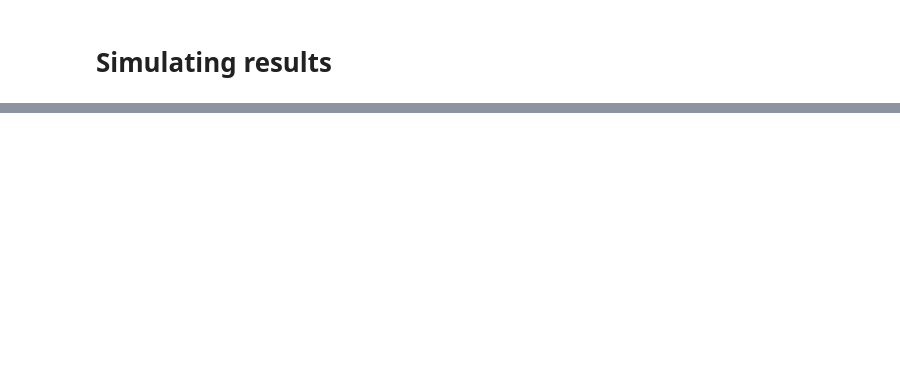
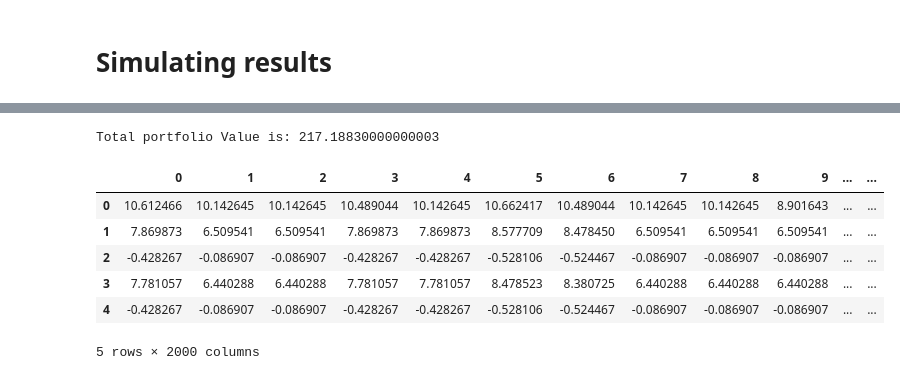
Before and after one commit to rwyung/MFM-714-Project, a Jupyter notebook: testik.ipynb, the cells around one changed output, grey strips where cells are left out. Drawn from its saved outputs; the diff is of its cells as text; code cells hidden in the pictures; blank space fills up the shorter version.

Commit message:
Addressed Simualtion issues, Should now be able to properly price and Properly the correct rating

```diff
--- a/testik.ipynb
+++ b/testik.ipynb
@@ -444,2 +463,5 @@ temp2.head()
 # %%
 yc_1yr = adjust_yield_curve(temp2, yc,1)
+# %%
+scenarios_2 = one_year_forward(temp2 ,trans,yc_1yr)
+scenarios_2.head()
@@ -495,3 +487,9 @@ trans[trans.columns[::-1]]
 # %% [markdown]
 # Simulating results
+# %%
+def look_for_rating(x, cdftrans, initial_rating):
+    d= cdftrans.loc[[initial_rating]]
+    look = d.T
+    e=look[look[initial_rating].ge(x)].index[0]
+    return(e)
 # %%
@@ -614,0 +544,5 @@ look_for_rating(0.2,temp_cdftrans,"B")
+# %%
+temp3 = temp2.copy()
+temp3.reset_index(inplace=True)
+
+temp3.head()
@@ -614,0 +556,17 @@ look_for_rating(0.2,temp_cdftrans,"B")
+# %%
+def run_pricing(port,sim, lookup_table):
+    """
+        run_pricing pd.DataFrame,pd.DatFrame, pd.DataFrame -> pd.DataFrame
+        run_pricing consumes a portfolio port, simulated results sim, and a scenario
+        lookup table lookup_table and returns the
+        prices of the instrument
+    """
+    # TODO loop through all scenarios, and check for where companies are same in name, then we can read the rating
+    # and price using the rating and instrument read.
+    output = pd.DataFrame(columns=[i for i in range(sim.shape[1])])
+
+    for i in range(sim.shape[1]):
+        temp_1 = pd.merge(port,sim[i],left_on="Name", right_on="Name")
+        handle = temp_1.merge(lookup_table, left_on=["Name", "Instrument type (Bond or CDS)","Unique_id",i], right_on=["Name", "Instrument type (Bond or CDS)","Unique_id","New Ratings"])
+        output[i] = handle["Sim Prices"]
+    return(output)
@@ -614,0 +587,15 @@ look_for_rating(0.2,temp_cdftrans,"B")
+# %%
+port_mkt = mkt_value_v2(temp3)
+# %% [output]
+Total portfolio Value is: 217.18830000000003
+# %%
+MC_result = run_pricing(temp3, s, scenarios_2)
+MC_result.head()
+# %% [output]
+|  | 0 | 1 | 2 | 3 | 4 | 5 | 6 | 7 | 8 | 9 | ... | ... |
+| 0 | 10.612466 | 10.142645 | 10.142645 | 10.489044 | 10.142645 | 10.662417 | 10.489044 | 10.142645 | 10.142645 | 8.901643 | ... | ... |
+| 1 | 7.869873 | 6.509541 | 6.509541 | 7.869873 | 7.869873 | 8.577709 | 8.478450 | 6.509541 | 6.509541 | 6.509541 | ... | ... |
+| 2 | -0.428267 | -0.086907 | -0.086907 | -0.428267 | -0.428267 | -0.528106 | -0.524467 | -0.086907 | -0.086907 | -0.086907 | ... | ... |
+| 3 | 7.781057 | 6.440288 | 6.440288 | 7.781057 | 7.781057 | 8.478523 | 8.380725 | 6.440288 | 6.440288 | 6.440288 | ... | ... |
+| 4 | -0.428267 | -0.086907 | -0.086907 | -0.428267 | -0.428267 | -0.528106 | -0.524467 | -0.086907 | -0.086907 | -0.086907 | ... | ... |
+5 rows × 2000 columns
```
Also changed, not shown: parts of 45 cells of this notebook, 2 other files.
